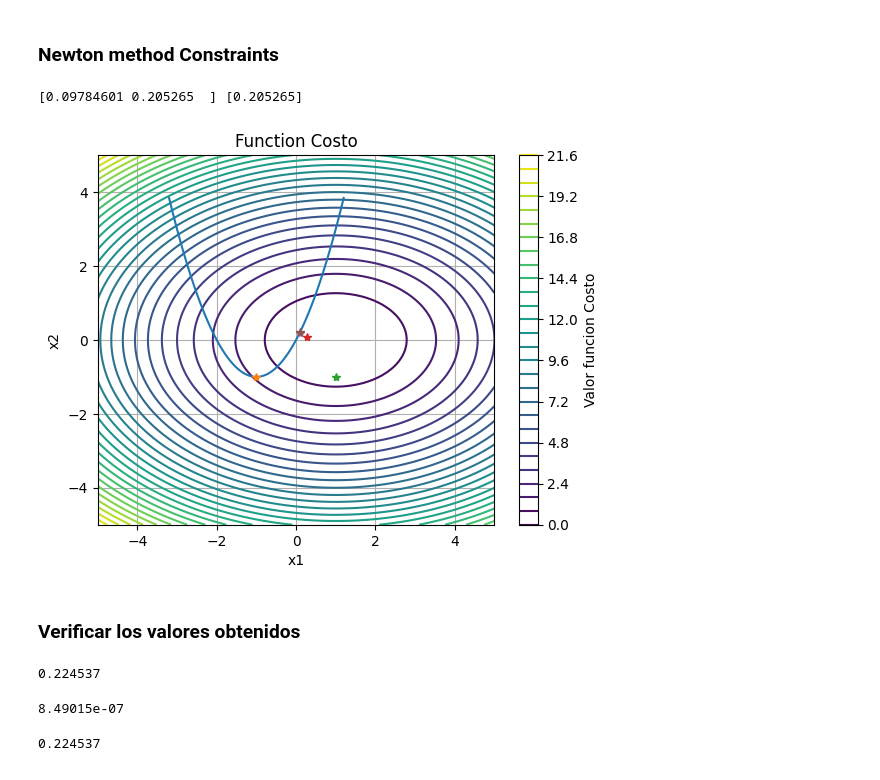
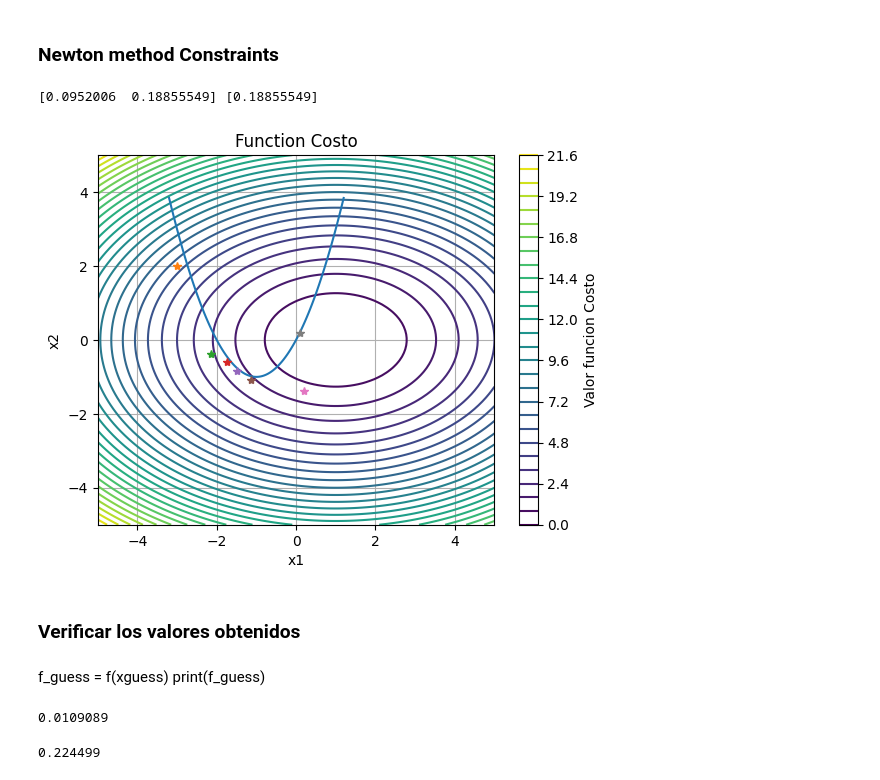
Before and after one commit to lfrecalde1/Optimization_Course, a Jupyter notebook: Optimization/Optimization_2.ipynb, the cells around one changed output. Saved outputs shown, nothing was run; the diff lists cells and outputs as text; code cells hidden in the pictures.

Commit message:
Constraint Optimization Gauss Newton

```diff
--- a/Optimization/Optimization_2.ipynb
+++ b/Optimization/Optimization_2.ipynb
@@ -328,6 +328,7 @@ def f_casadi_res():
     Q = ca.diag([0.5, 1.0])
     xd = ca.MX([1.0, 0.0])
     xe = x-xd
+    lambda_ = ca.MX.sym('lambda_', 1, 1)
     # Cost function
     f_sym = (1/2)*xe.T@Q@xe
     f = Function('f',[x], [f_sym])
@@ -347,7 +348,10 @@ def f_casadi_res():
     grad_x_c_sym = gradient(c_sym, x)
     grad_x_c = Function('grad_x_c', [x], [grad_x_c_sym])
 
-    return f, df_dx, d2f_d2x, c, grad_x_c
+    dx_grad_x_c_sym = jacobian(grad_x_c_sym@lambda_, x)
+    dx_grad_x_c = Function('dx_grad_x_c', [x, lambda_], [dx_grad_x_c_sym])
+
+    return f, df_dx, d2f_d2x, c, grad_x_c, dx_grad_x_c
 # %% [markdown]
 ### Verificar Funciones
 # %%
@@ -355,7 +359,7 @@ def f_casadi_res():
 x  = np.array([0.1, 0])
 
 # Generate functions
-f, df_dx, d2f_d2x, c, grad_x_c = f_casadi_res()
+f, df_dx, d2f_d2x, c, grad_x_c, dx_grad_x_c = f_casadi_res()
 
 # Call functions
 r =  f(x)
@@ -363,12 +367,4 @@ df = df_dx(x)
 H = d2f_d2x(x)
 const = c(x)
 grad_c = grad_x_c(x)
-grad_c = np.array(grad_c).reshape((2, ))
-
-# Print values
-print(r)
-print(df.shape)
-print(H)
-print(const)
-print(grad_c.shape)
-print(grad_c)
+dx_grad_c = dx_grad_x_c(xguess, 0)
@@ -403,7 +390,7 @@ plt.show()
 # %% [markdown]
 ### Newton method Constraints
 # %%
-def newton_step_constraint(x0, lambda_0, f, dfdx, d2fd2x, f_c, grad_c):
+def newton_step_constraint(x0, lambda_0, f, dfdx, d2fd2x, f_c, grad_c, dx_grad_c):
     # Newton algorithm n dimensional case
     # INPUTS
     # x0                                   - x0 initial guess
@@ -422,6 +409,7 @@ def newton_step_constraint(x0, lambda_0, f, dfdx, d2fd2x, f_c, grad_c):
 
     H = np.zeros((3, 3))
     H[0:2, 0:2] = H_x
+    #H[0:2, 0:2] = H_x + dx_grad_c(x0, lambda_0)
     H[0, 2] = grad_c_x[0, 0]
     H[1, 2] = grad_c_x[1, 0]
     H[2, 0] = grad_c_x.T[0, 0]
@@ -438,53 +426,59 @@ def newton_step_constraint(x0, lambda_0, f, dfdx, d2fd2x, f_c, grad_c):
     lambda_n = lambda_0 + delta[2].reshape((1, ))
     return xn, lambda_n
 # %%
-xguess = np.array([-1, -1])
+xguess = np.array([-3, 2])
 lambda_guess = np.array([0.0])
 f_guess = f(xguess)
 
 plt.contour(X, Y, Z, levels=30)
 plt.plot(xlist_rest, xlist_rest**2 + 2.0*xlist_rest, '-')
 plt.plot(xguess[0],xguess[1], '*')
 plt.xlabel('x1')
 plt.ylabel('x2')
 plt.title('Function Costo')
 plt.colorbar(label='Valor funcion Costo')
 plt.grid(True)
 
 # 1st Update
-xguess, lambda_guess = newton_step_constraint(xguess, lambda_guess, f, df_dx, d2f_d2x, c, grad_x_c)
+xguess, lambda_guess = newton_step_constraint(xguess, lambda_guess, f, df_dx, d2f_d2x, c, grad_x_c, dx_grad_x_c)
 plt.plot(xguess[0],xguess[1], '*')
 
-# 2nd Update
-xguess, lambda_guess = newton_step_constraint(xguess, lambda_guess, f, df_dx, d2f_d2x, c, grad_x_c)
+# # 2nd Update
+xguess, lambda_guess = newton_step_constraint(xguess, lambda_guess, f, df_dx, d2f_d2x, c, grad_x_c, dx_grad_x_c)
 plt.plot(xguess[0],xguess[1], '*')
 
-# 3rd Update
-xguess, lambda_guess = newton_step_constraint(xguess, lambda_guess, f, df_dx, d2f_d2x, c, grad_x_c)
+# # 3rd Update
+xguess, lambda_guess = newton_step_constraint(xguess, lambda_guess, f, df_dx, d2f_d2x, c, grad_x_c, dx_grad_x_c)
 plt.plot(xguess[0],xguess[1], '*')
 
-# 3th Update
-xguess, lambda_guess = newton_step_constraint(xguess, lambda_guess, f, df_dx, d2f_d2x, c, grad_x_c)
+# # 5th Update
+xguess, lambda_guess = newton_step_constraint(xguess, lambda_guess, f, df_dx, d2f_d2x, c, grad_x_c, dx_grad_x_c)
+plt.plot(xguess[0],xguess[1], '*')
+
+# # 6th Update
+xguess, lambda_guess = newton_step_constraint(xguess, lambda_guess, f, df_dx, d2f_d2x, c, grad_x_c, dx_grad_x_c)
+plt.plot(xguess[0],xguess[1], '*')
+
+# 7th Update
+xguess, lambda_guess = newton_step_constraint(xguess, lambda_guess, f, df_dx, d2f_d2x, c, grad_x_c, dx_grad_x_c)
 plt.plot(xguess[0],xguess[1], '*')
 
 print(xguess, lambda_guess)
 # %% [output]
-[0.09784601 0.205265  ] [0.205265]
+[0.0952006  0.18855549] [0.18855549]
-[figure, old version]
+[figure, new version]
 # %% [markdown]
 ### Verificar los valores obtenidos
-# %%
-f_guess = f(xguess)
-print(f_guess)
-# %% [output]
-0.224537
+# %% [markdown]
+f_guess = f(xguess)
+print(f_guess)
 # %%
 c_guess = c(xguess)
 print(c_guess)
 # %% [output]
-8.49015e-07
+0.0109089
 # %%
  L = f(xguess) + lambda_guess*c(xguess)
 print(L)
 # %% [output]
-0.224537
+0.224499
```
Also changed, not shown: parts of 3 cells of this notebook.
